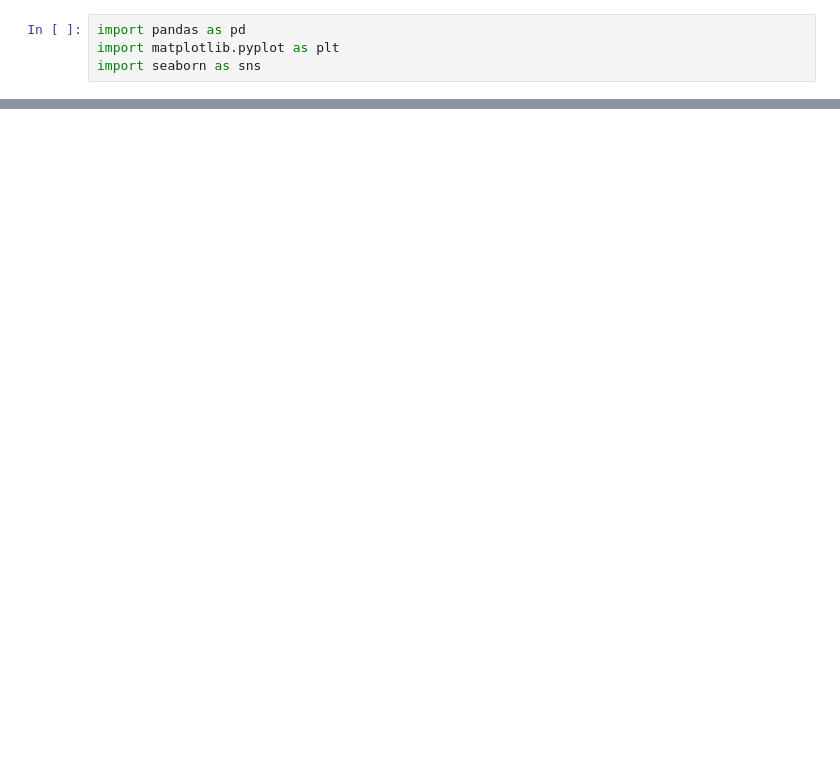
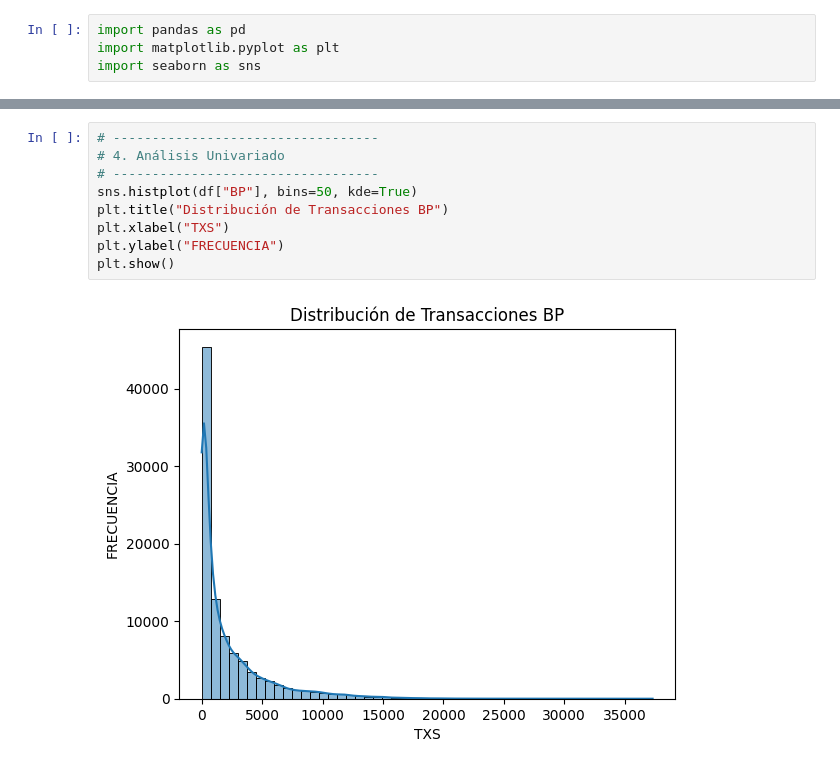
Before and after one commit to prieto-daniel/Data-Science-I, a Jupyter notebook: Entregables/datasets_prieto_03.ipynb, the cells around one changed output, grey strips where cells are left out. Saved outputs shown, nothing was run; the diff lists cells and outputs as text; blank space fills up the shorter version.

```diff
--- a/Entregables/datasets_prieto_03.ipynb
+++ b/Entregables/datasets_prieto_03.ipynb
@@ -29 +73,12 @@ Rows: 95767
+# %%
+# ----------------------------------
+# 4. Análisis Univariado
+# ----------------------------------
+sns.histplot(df["BP"], bins=50, kde=True)
+plt.title("Distribución de Transacciones BP")
+plt.xlabel("TXS")
+plt.ylabel("FRECUENCIA")
+plt.show()
+# %% [output]
+[figure, added]
 # %%
```
Also changed, not shown: parts of 15 cells of this notebook.
